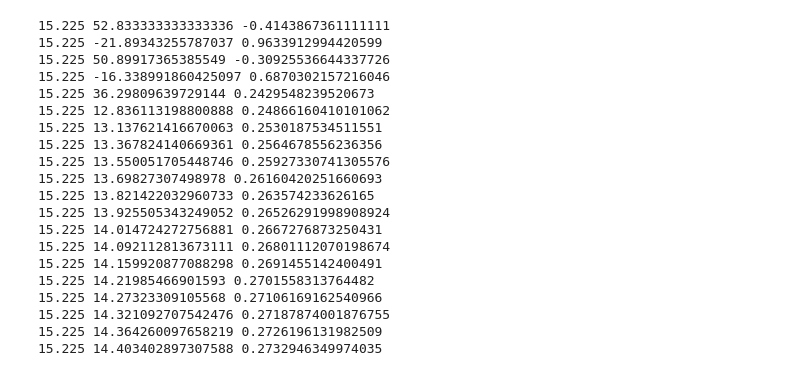
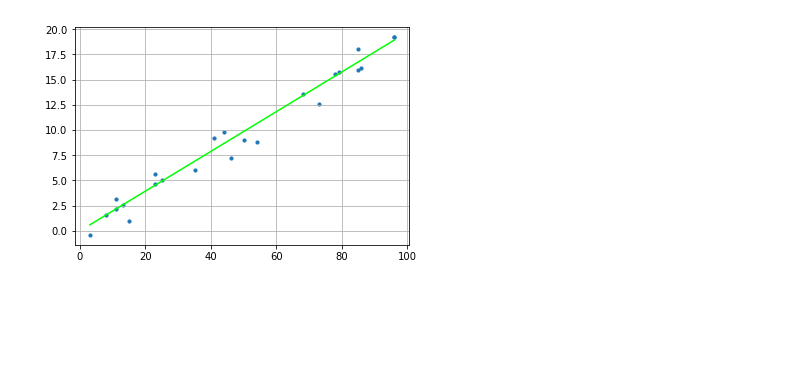
Before and after one commit to Sladge17/linear_regression, a Jupyter notebook: no_bias_test.ipynb, the cells around one changed output. Saved outputs shown, nothing was run; the diff lists cells and outputs as text; code cells hidden in the pictures; blank space fills up the shorter version.

```diff
--- a/no_bias_test.ipynb
+++ b/no_bias_test.ipynb
@@ -19,35 +20,20 @@ width = 1
 y_mean = y.mean()
 alpha = 0.001
 # %%
-for _ in range(20):
-    predict_mean = np.mean(x * width)
-    # print(predict_mean)
-    error = (predict_mean - y_mean) ** 2
-    dir_and_amt = (predict_mean - y_mean)
-
-    # direct = -1 if (predict_mean - y_mean) < 0 else 1
-    direct = np.sign(predict_mean - y_mean)
-    # width -= dir_and_amt * alpha
-    width -= error * direct * alpha
-    print(y_mean, predict_mean, width)
+for _ in range(100):
+    # predict_mean = np.mean(x * weight)
+    predict_mean = np.mean(x) * weight
+    error_val = (predict_mean - y_mean) ** 2
+    error_dir = np.sign(predict_mean - y_mean)
+    weight -= error_dir * error_val * alpha
+    # print(y_mean, predict_mean, weight)
-# %% [output]
-15.225 52.833333333333336 -0.4143867361111111
-15.225 -21.89343255787037 0.9633912994420599
-15.225 50.89917365385549 -0.30925536644337726
-15.225 -16.338991860425097 0.6870302157216046
-15.225 36.29809639729144 0.2429548239520673
-15.225 12.836113198800888 0.24866160410101062
-15.225 13.137621416670063 0.2530187534511551
-15.225 13.367824140669361 0.2564678556236356
-15.225 13.550051705448746 0.25927330741305576
-15.225 13.69827307498978 0.26160420251660693
-15.225 13.821422032960733 0.263574233626165
-15.225 13.925505343249052 0.26526291998908924
-15.225 14.014724272756881 0.2667276873250431
-15.225 14.092112813673111 0.26801112070198674
-15.225 14.159920877088298 0.2691455142400491
-15.225 14.21985466901593 0.2701558313764482
-15.225 14.27323309105568 0.27106169162540966
-15.225 14.321092707542476 0.27187874001876755
-15.225 14.364260097658219 0.2726196131982509
-15.225 14.403402897307588 0.2732946349974035
+# %%
+x_pred = np.array((np.min(x), np.max(x)))
+y_pred = x_pred * weight
+# %%
+plt.scatter(x, y, s=10)
+plt.plot(x_pred, y_pred, color="#00FF00")
+plt.grid()
+plt.show()
+# %% [output]
+[figure, added]
```
Also changed, not shown: parts of 3 cells of this notebook, 1 other file.
